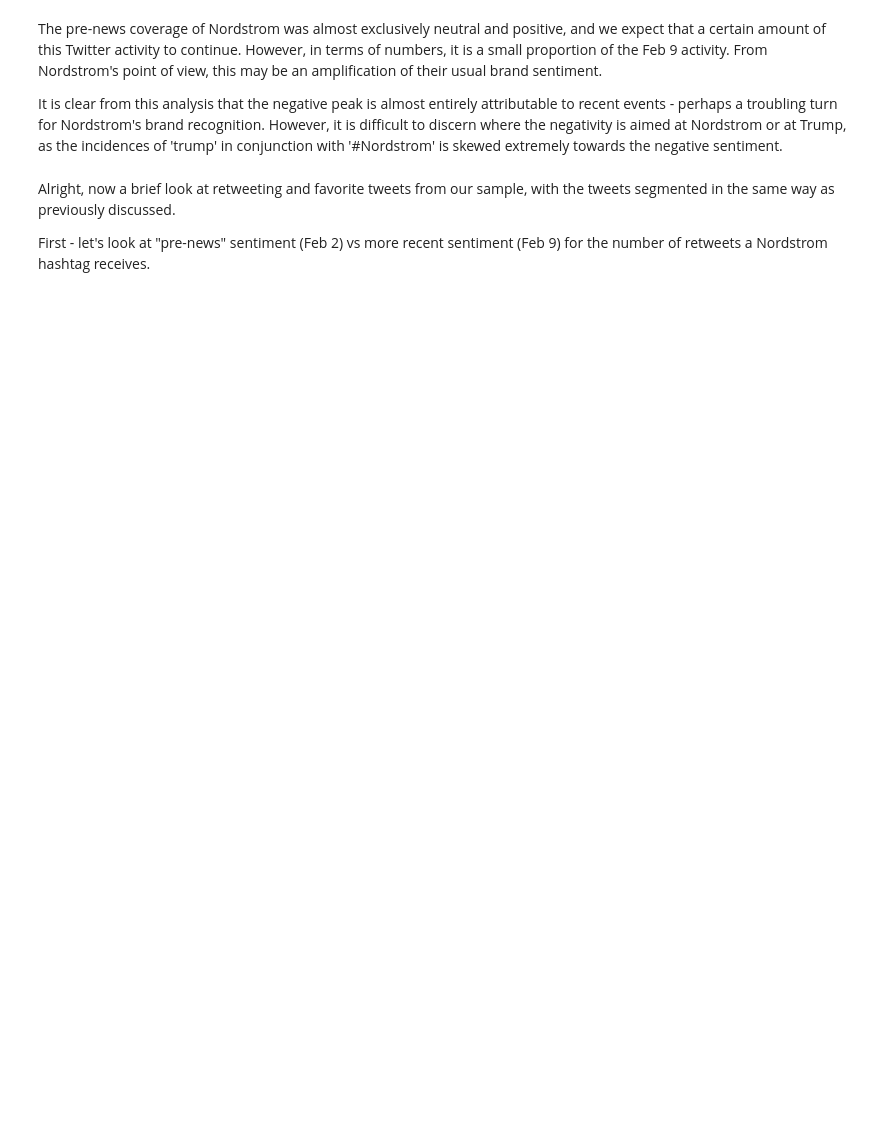
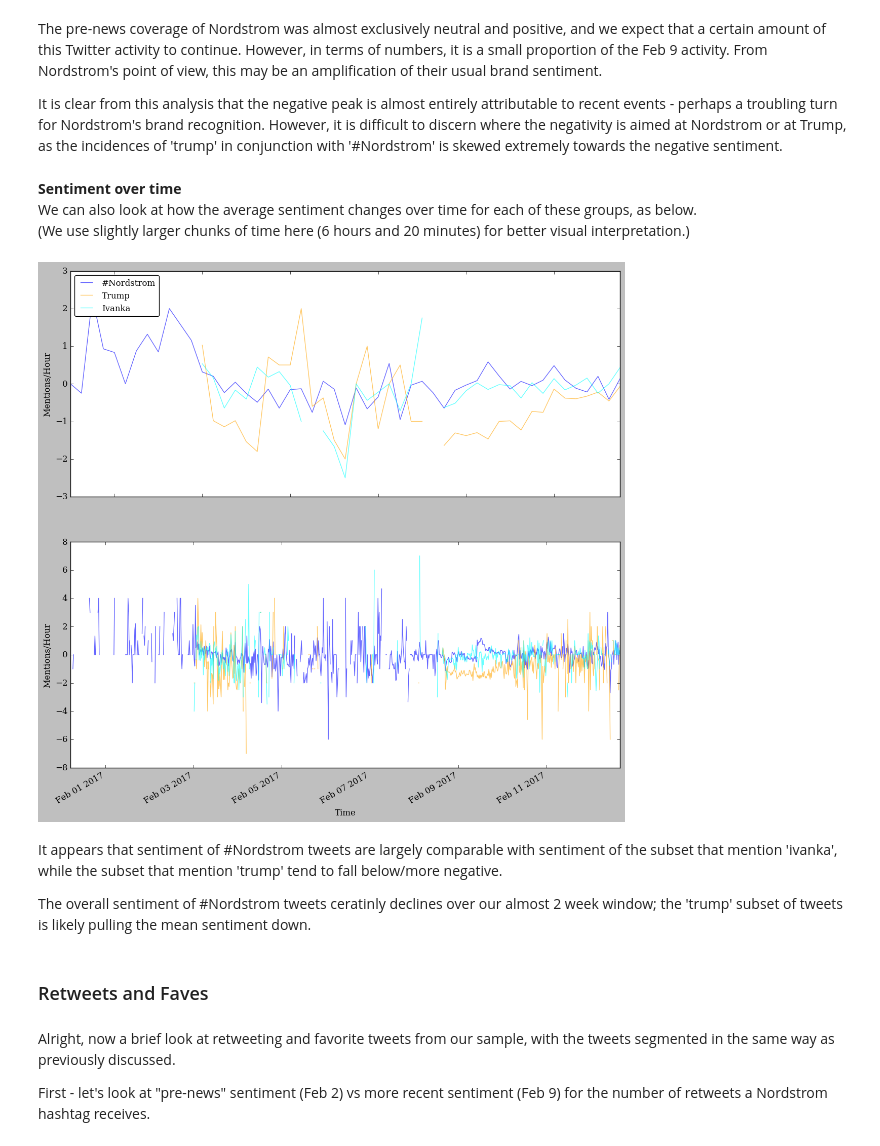
Before and after one commit to rwk506/Nordstrom, a Jupyter notebook: Twitter - Nordstrom.ipynb, the cells around one changed output. Cells and saved outputs as stored; diff of their text form; code cells hidden in the pictures; blank space fills up the shorter version.

```diff
--- a/Twitter - Nordstrom.ipynb
+++ b/Twitter - Nordstrom.ipynb
@@ -205,6 +235,29 @@ plt.show()
 The pre-news coverage of Nordstrom was almost exclusively neutral and positive, and we expect that a certain amount of this Twitter activity to continue. However, in terms of numbers, it is a small proportion of the Feb 9 activity. From Nordstrom's point of view, this may be an amplification of their usual brand sentiment.
 
 It is clear from this analysis that the negative peak is almost entirely attributable to recent events - perhaps a troubling turn for Nordstrom's brand recognition. However, it is difficult to discern where the negativity is aimed at Nordstrom or at Trump, as the incidences of 'trump' in conjunction with '#Nordstrom' is skewed extremely towards the negative sentiment.
+# %% [markdown]
+**Sentiment over time** <br/>
+We can also look at how the average sentiment changes over time for each of these groups, as below.  <br/>
+(We use slightly larger chunks of time here (6 hours and 20 minutes) for better visual interpretation.)
+# %%
+f,((ax,bx)) = plt.subplots(2,1, figsize=(14,14))
+chunk = ['6H','1200S']
+for i,axs in enumerate([ax,bx]):
+    axs.plot(pd.groupby(DataSet['sent'], pd.TimeGrouper(freq=chunk[i])).mean(), label='#Nordstrom', alpha=0.6)#kind='bar')
+    axs.plot(pd.groupby(DataSet['sent'][(DataSet['trump']==1)], pd.TimeGrouper(freq=chunk[i])).mean(), color='orange', label='Trump', alpha=0.6)
+    axs.plot(pd.groupby(DataSet['sent'][(DataSet['ivank']==1)], pd.TimeGrouper(freq=chunk[i])).mean(), color='cyan', label='Ivanka', alpha=0.6)
+    axs.set_xlabel('Time'); axs.set_ylabel('Mentions/Hour')
+    f.autofmt_xdate()
+ax.legend(fancybox=True, loc=2, prop={'size':12})
+plt.show()
+# %% [output]
+[figure, added]
+# %% [markdown]
+It appears that sentiment of #Nordstrom tweets are largely comparable with sentiment of the subset that mention 'ivanka', while the subset that mention 'trump' tend to fall below/more negative.
+
+The overall sentiment of #Nordstrom tweets ceratinly declines over our almost 2 week window; the 'trump' subset of tweets is likely pulling the mean sentiment down.
+# %% [markdown]
+### Retweets and Faves
 # %% [markdown]
 Alright, now a brief look at retweeting and favorite tweets from our sample, with the tweets segmented in the same way as previously discussed.
 
```
Also changed, not shown: parts of 40 cells of this notebook, 1 other file.
